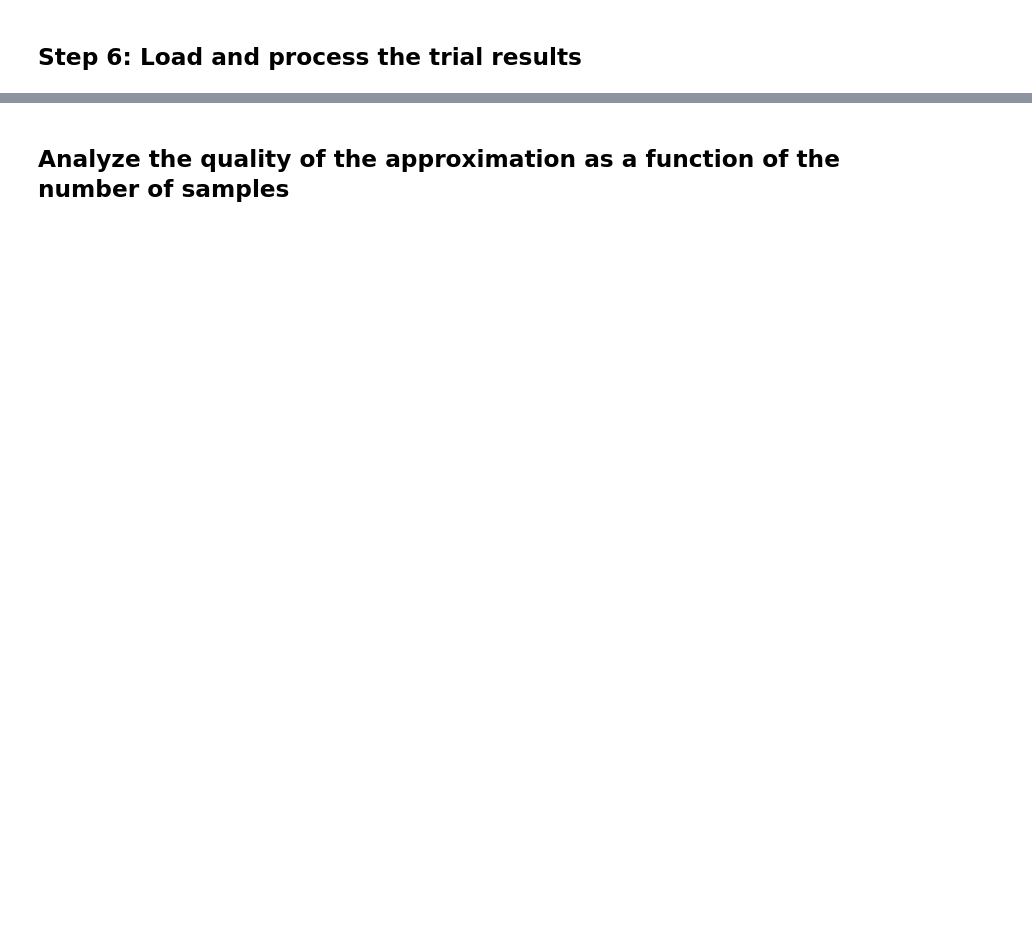
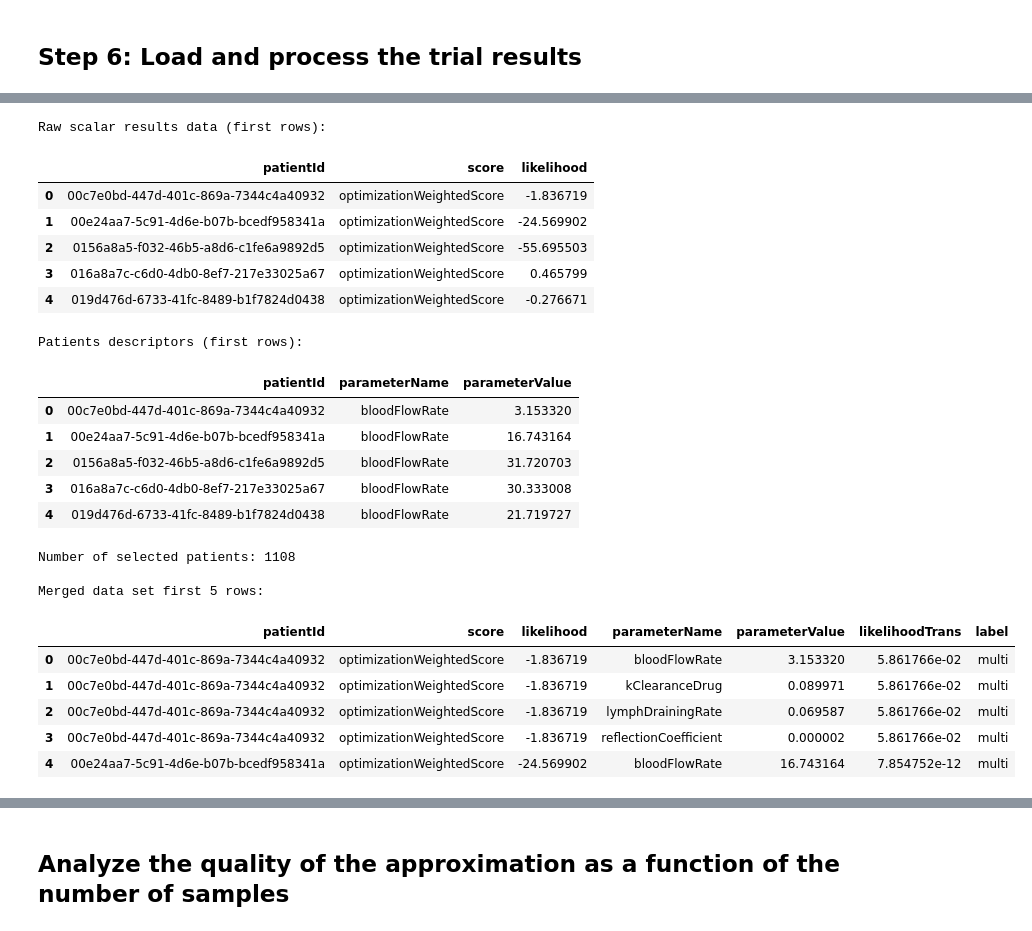
Before and after one commit to novainsilico/jinko-api-cookbook, a Jupyter notebook: cookbooks/post_calibration_uq.ipynb, the cells around one changed output, grey strips where cells are left out. Saved outputs shown, nothing was run; the diff lists cells and outputs as text; code cells hidden in the pictures; blank space fills up the shorter version.

```diff
--- a/cookbooks/post_calibration_uq.ipynb
+++ b/cookbooks/post_calibration_uq.ipynb
@@ -427,7 +547,7 @@ retrieve_scalars("descriptors")
 Filter the results by keeping only patients whose 'optimizationWeightedScore' is GREATER THAN a given threshold
 """
 
-weightedScoreThreshold = -1e45
+weightedScoreThreshold = -1e33
 
 # Loading scalars into a pandas DataFrame
 dfScalars = pd.read_csv(io.StringIO(csvScalars["scalars"]))
@@ -450,33 +570,57 @@ dfDescriptors = dfDescriptors.rename(
     columns={"value": "parameterValue", "scalarId": "parameterName"}
 ).drop(columns=["unit", "armId"])
 # Remove the `.tmin` suffix to parameter names
 dfDescriptors["parameterName"] = dfDescriptors["parameterName"].apply(
     lambda t: t.removesuffix(".tmin")
 )
 print("\nPatients descriptors (first rows):\n")
 display(dfDescriptors.head())
 
 # Filter on optimizationWeightedScore
 dfPatients = dfScalars.loc[
     (dfScalars["score"] == "optimizationWeightedScore")
     & (dfScalars["likelihood"] > weightedScoreThreshold)
 ]["patientId"]
 print(f"\nNumber of selected patients: {len(dfPatients)}")
 
 # Final data set
 # Merge the scalars and descriptors
 dfFull = dfScalars.merge(dfDescriptors, how="inner", on=["patientId"])
 # Filter the data set
 dfFull = dfFull.loc[dfFull["patientId"].isin(dfPatients)]
 # Apply a transformation to likelihood
 dfFull["likelihoodTrans"] = dfFull["likelihood"].apply(lambda y: np.exp(y - 1))
 
 # Label the rows depending on whether they belong to the "tensorized" sub-vpop or
 # the "exploratory" sub-vpop
 dfFull["label"] = dfFull["patientId"].apply(lambda patient_id: patient_map[patient_id])
 
 print("\nMerged data set first 5 rows:\n")
 display(dfFull.head())
+# %% [output]
+Raw scalar results data (first rows):
+|  | patientId | score | likelihood |
+| 0 | 00c7e0bd-447d-401c-869a-7344c4a40932 | optimizationWeightedScore | -1.836719 |
+| 1 | 00e24aa7-5c91-4d6e-b07b-bcedf958341a | optimizationWeightedScore | -24.569902 |
+| 2 | 0156a8a5-f032-46b5-a8d6-c1fe6a9892d5 | optimizationWeightedScore | -55.695503 |
+| 3 | 016a8a7c-c6d0-4db0-8ef7-217e33025a67 | optimizationWeightedScore | 0.465799 |
+| 4 | 019d476d-6733-41fc-8489-b1f7824d0438 | optimizationWeightedScore | -0.276671 |
+Patients descriptors (first rows):
+|  | patientId | parameterName | parameterValue |
+| 0 | 00c7e0bd-447d-401c-869a-7344c4a40932 | bloodFlowRate | 3.153320 |
+| 1 | 00e24aa7-5c91-4d6e-b07b-bcedf958341a | bloodFlowRate | 16.743164 |
+| 2 | 0156a8a5-f032-46b5-a8d6-c1fe6a9892d5 | bloodFlowRate | 31.720703 |
+| 3 | 016a8a7c-c6d0-4db0-8ef7-217e33025a67 | bloodFlowRate | 30.333008 |
+| 4 | 019d476d-6733-41fc-8489-b1f7824d0438 | bloodFlowRate | 21.719727 |
+Number of selected patients: 1108
+
+Merged data set first 5 rows:
+|  | patientId | score | likelihood | parameterName | parameterValue | likelihoodTrans | label |
+| 0 | 00c7e0bd-447d-401c-869a-7344c4a40932 | optimizationWeightedScore | -1.836719 | bloodFlowRate | 3.153320 | 5.861766e-02 | multi |
+| 1 | 00c7e0bd-447d-401c-869a-7344c4a40932 | optimizationWeightedScore | -1.836719 | kClearanceDrug | 0.089971 | 5.861766e-02 | multi |
+| 2 | 00c7e0bd-447d-401c-869a-7344c4a40932 | optimizationWeightedScore | -1.836719 | lymphDrainingRate | 0.069587 | 5.861766e-02 | multi |
+| 3 | 00c7e0bd-447d-401c-869a-7344c4a40932 | optimizationWeightedScore | -1.836719 | reflectionCoefficient | 0.000002 | 5.861766e-02 | multi |
+| 4 | 00e24aa7-5c91-4d6e-b07b-bcedf958341a | optimizationWeightedScore | -24.569902 | bloodFlowRate | 16.743164 | 7.854752e-12 | multi |
 # %% [markdown]
 ## Step 7: Generate the uncertainty quantification report
 
```
Also changed, not shown: parts of 13 cells of this notebook, 3 other files.
